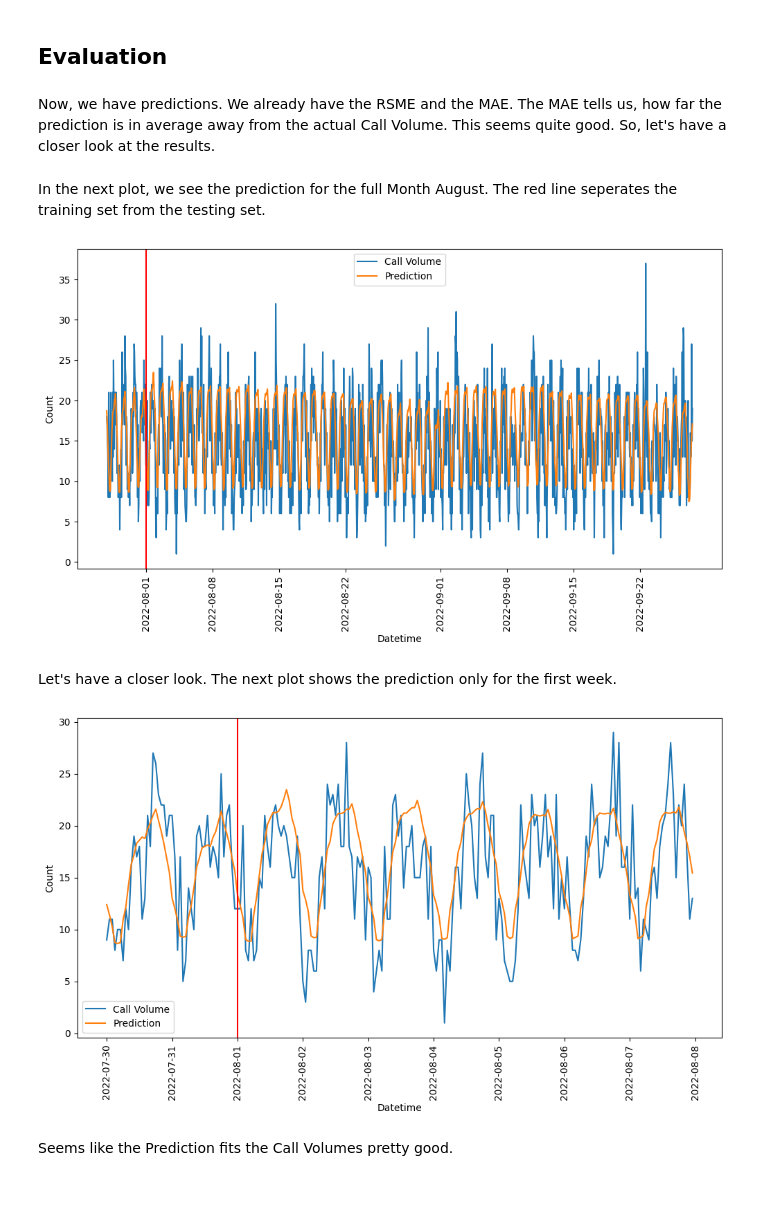
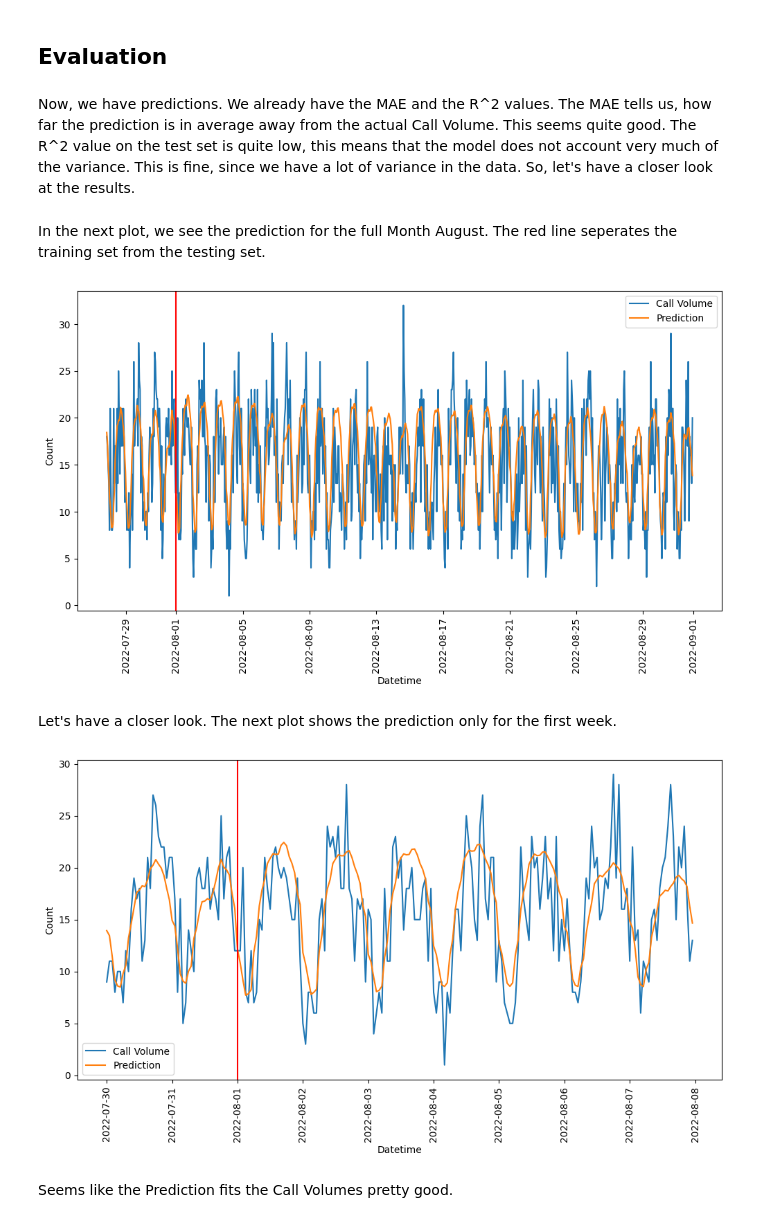
Before and after one commit to deneick/Prediction-of-Call-Volume-for-Seattle-Fire-Department-Challenge, a Jupyter notebook: Notebook.ipynb, the cells around one changed output. Saved outputs shown, nothing was run; the diff lists cells and outputs as text; code cells hidden in the pictures; blank space fills up the shorter version.

```diff
--- a/Notebook.ipynb
+++ b/Notebook.ipynb
@@ -86,6 +86,7 @@ def get_features(df, freq='h', cutoff=True):
     if freq == 'h':
         df['Hour'] = df.index.hour
     df['DayOfYear'] = df.index.dayofyear
+    df['DayOfWeek'] = df.index.dayofweek
 
     # Additional feature, that contains, if there is currently
     # a Covid Emergency in Seattle
@@ -324,7 +348,7 @@ Appended to file  test.py
 # %% [markdown]
 ## Evaluation
 # %% [markdown]
-Now, we have predictions. We already have the RSME and the MAE. The MAE tells us, how far the prediction is in average away from the actual Call Volume. This seems quite good. So, let's have a closer look at the results.
+Now, we have predictions. We already have the MAE and the R^2 values. The MAE tells us, how far the prediction is in average away from the actual Call Volume. This seems quite good. The R^2 value on the test set is quite low, this means that the model does not account very much of the variance. This is fine, since we have a lot of variance in the data. So, let's have a closer look at the results.
 # %%
 import seaborn as sns
 import matplotlib.pyplot as plt
@@ -351,14 +375,14 @@ def plot_results(df, split, offset1, offset2=-1):
 # %% [markdown]
 In the next plot, we see the prediction for the full Month August. The red line seperates the training set from the testing set.
 # %%
-plot_results(df, len(trainX), -100)
+plot_results(df, len(trainX), -100, 31*24)
 # %% [output]
-[figure, old version]
+[figure, new version]
 # %% [markdown]
 Let's have a closer look. The next plot shows the prediction only for the first week.
 # %%
 plot_results(df, len(trainX), -24*2, 24*7)
 # %% [output]
-[figure, old version]
+[figure, new version]
 # %% [markdown]
 Seems like the Prediction fits the Call Volumes pretty good.
```
Also changed, not shown: parts of 22 cells of this notebook.
